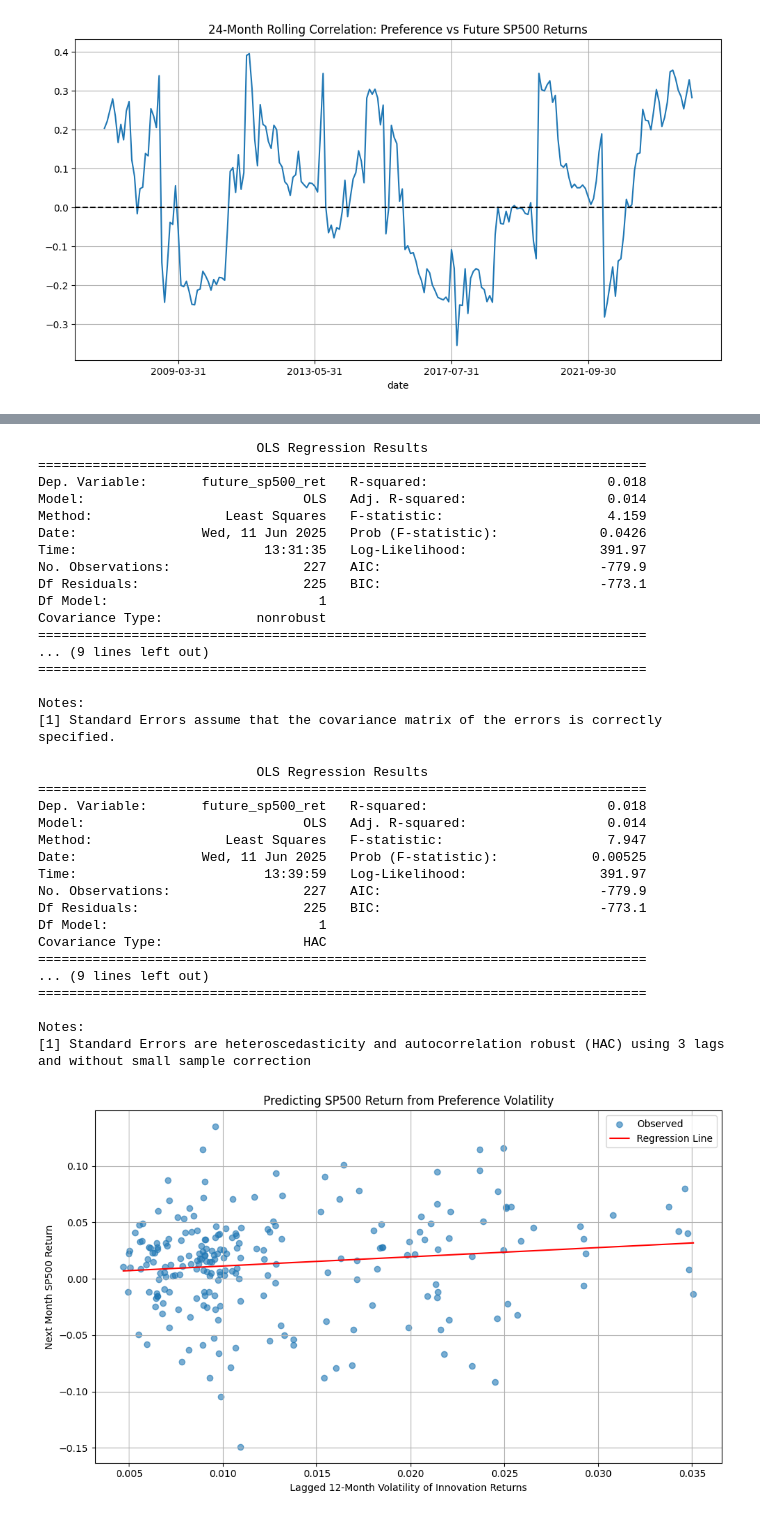
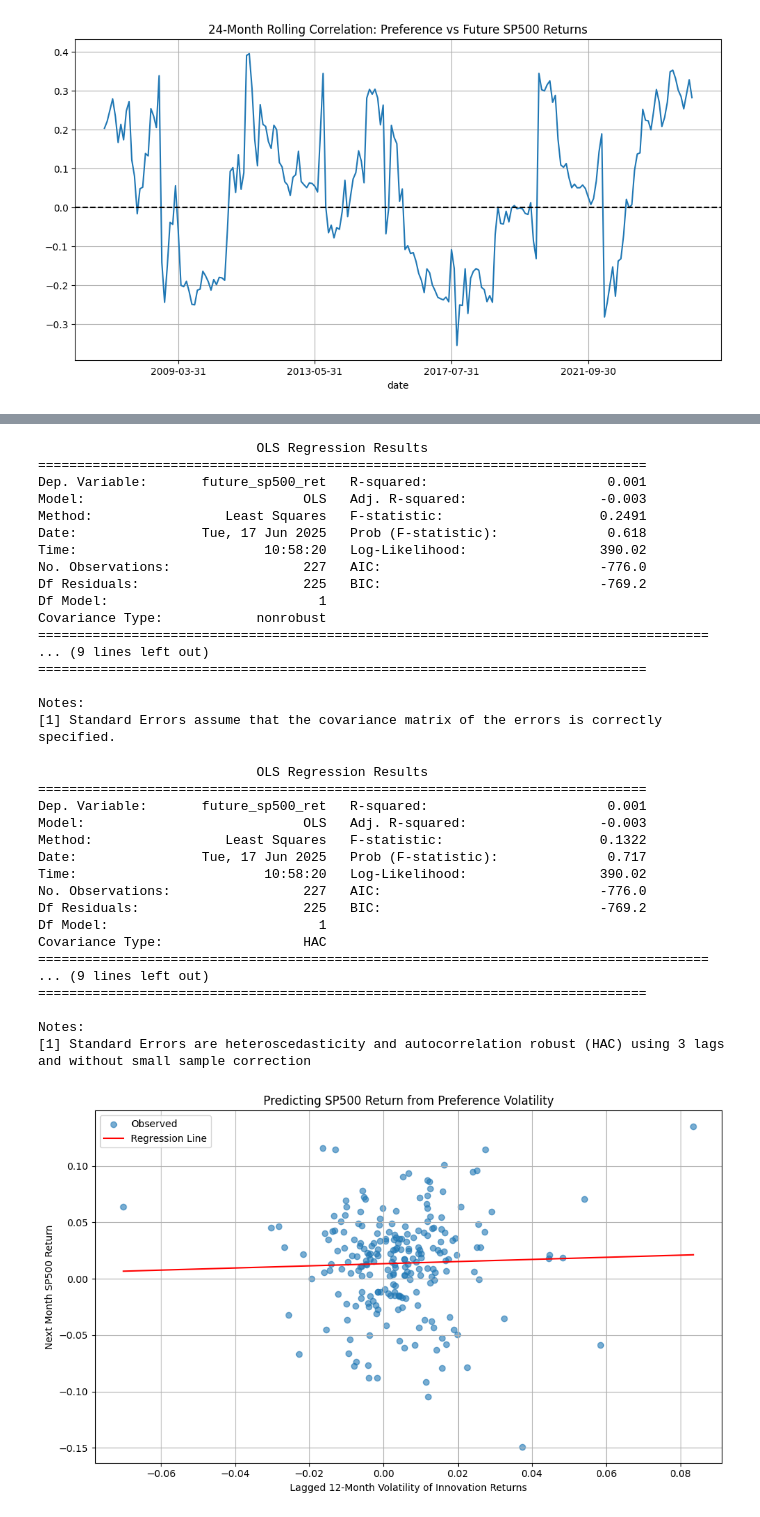
Before and after one commit to eviprous/Invesco-Research, a Jupyter notebook: TestingConstituentData.ipynb, the cells around one changed output, grey strips where cells are left out. Saved outputs shown, nothing was run; the diff lists cells and outputs as text; code cells hidden in the pictures.

```diff
--- a/TestingConstituentData.ipynb
+++ b/TestingConstituentData.ipynb
@@ -310,7 +308,7 @@ df_reg = pd.DataFrame({
     'pref_vol12': rolling_std
 }).dropna()
 
-X = df_reg[['pref_vol12']]
+X = df_reg[["innovation_returns"]]
 X = sm.add_constant(X)
 y = df_reg['future_sp500_ret']
 
@@ -319,16 +317,16 @@ print(model2.summary())
 # %% [output]
                             OLS Regression Results
 ==============================================================================
-Dep. Variable:       future_sp500_ret   R-squared:                       0.018
-Model:                            OLS   Adj. R-squared:                  0.014
-Method:                 Least Squares   F-statistic:                     4.159
-Date:                Wed, 11 Jun 2025   Prob (F-statistic):             0.0426
-Time:                        13:31:35   Log-Likelihood:                 391.97
-No. Observations:                 227   AIC:                            -779.9
-Df Residuals:                     225   BIC:                            -773.1
+Dep. Variable:       future_sp500_ret   R-squared:                       0.001
+Model:                            OLS   Adj. R-squared:                 -0.003
+Method:                 Least Squares   F-statistic:                    0.2491
+Date:                Tue, 17 Jun 2025   Prob (F-statistic):              0.618
+Time:                        10:58:20   Log-Likelihood:                 390.02
+No. Observations:                 227   AIC:                            -776.0
+Df Residuals:                     225   BIC:                            -769.2
 Df Model:                           1
 Covariance Type:            nonrobust
-==============================================================================
+======================================================================================
 ... (9 lines left out)
 ==============================================================================
 
@@ -342,16 +340,16 @@ print(model2_HAC.summary())
 # %% [output]
                             OLS Regression Results
 ==============================================================================
-Dep. Variable:       future_sp500_ret   R-squared:                       0.018
-Model:                            OLS   Adj. R-squared:                  0.014
-Method:                 Least Squares   F-statistic:                     7.947
-Date:                Wed, 11 Jun 2025   Prob (F-statistic):            0.00525
-Time:                        13:39:59   Log-Likelihood:                 391.97
-No. Observations:                 227   AIC:                            -779.9
-Df Residuals:                     225   BIC:                            -773.1
+Dep. Variable:       future_sp500_ret   R-squared:                       0.001
+Model:                            OLS   Adj. R-squared:                 -0.003
+Method:                 Least Squares   F-statistic:                    0.1322
+Date:                Tue, 17 Jun 2025   Prob (F-statistic):              0.717
+Time:                        10:58:20   Log-Likelihood:                 390.02
+No. Observations:                 227   AIC:                            -776.0
+Df Residuals:                     225   BIC:                            -769.2
 Df Model:                           1
 Covariance Type:                  HAC
-==============================================================================
+======================================================================================
 ... (9 lines left out)
 ==============================================================================
 
@@ -360,27 +358,27 @@ Notes:
 # %%
 import matplotlib.pyplot as plt
 import numpy as np
 
 # Get fitted values from model
 df_reg['fitted'] = model2.fittedvalues
 df_reg['actual'] = y
 
 # Scatter plot
 plt.figure(figsize=(10, 6))
-plt.scatter(df_reg['pref_vol12'], df_reg['actual'], alpha=0.6, label='Observed')
+plt.scatter(df_reg['innovation_returns'], df_reg['actual'], alpha=0.6, label='Observed')
 
 # Line of best fit
-x_vals = np.linspace(df_reg['pref_vol12'].min(), df_reg['pref_vol12'].max(), 100)
-y_vals = model2.params['const'] + model2.params['pref_vol12'] * x_vals
+x_vals = np.linspace(df_reg['innovation_returns'].min(), df_reg['innovation_returns'].max(), 100)
+y_vals = model2.params['const'] + model2.params['innovation_returns'] * x_vals
 plt.plot(x_vals, y_vals, color='red', label='Regression Line')
 
 # Labels and title
 plt.xlabel('Lagged 12-Month Volatility of Innovation Returns')
 plt.ylabel('Next Month SP500 Return')
 plt.title('Predicting SP500 Return from Preference Volatility')
 plt.legend()
 plt.grid(True)
 plt.tight_layout()
 plt.show()
 # %% [output]
-[figure, old version]
+[figure, new version]
```
Also changed, not shown: parts of 15 cells of this notebook, 2 other files.
